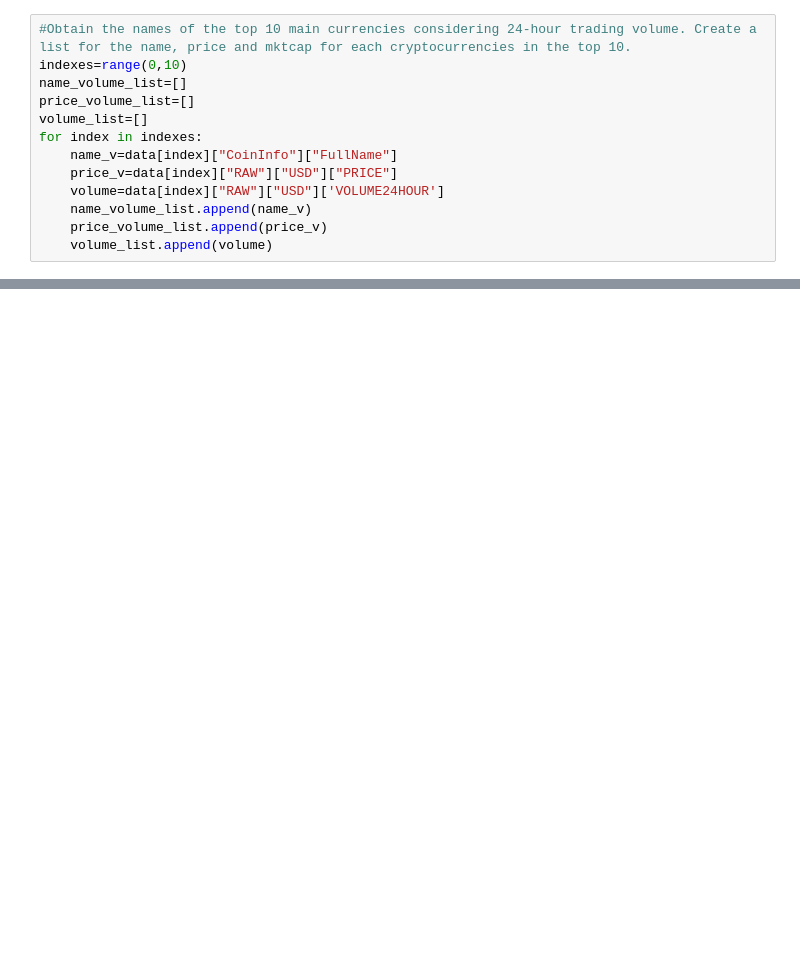
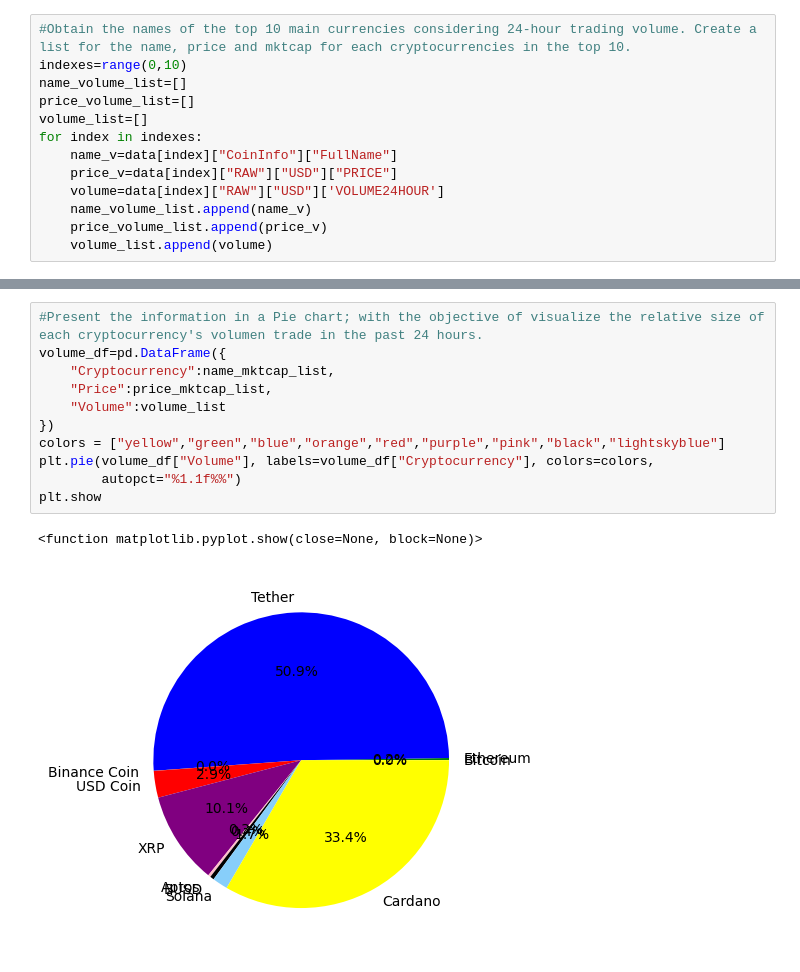
Before and after one commit to JosefinadeSolminihac/project_1, a Jupyter notebook: cryptocompare_jds.ipynb, the cells around one changed output, grey strips where cells are left out. Saved outputs shown, nothing was run; the diff lists cells and outputs as text; blank space fills up the shorter version.

Commit message:
Added format to the tables and visualization for top volume.

```diff
--- a/cryptocompare_jds.ipynb
+++ b/cryptocompare_jds.ipynb
@@ -86,0 +111,14 @@ volume_df
+# %%
+#Present the information in a Pie chart; with the objective of visualize the relative size of each cryptocurrency's volumen trade in the past 24 hours.
+volume_df=pd.DataFrame({
+    "Cryptocurrency":name_mktcap_list,
+    "Price":price_mktcap_list,
+    "Volume":volume_list
+})
+colors = ["yellow","green","blue","orange","red","purple","pink","black","lightskyblue"]
+plt.pie(volume_df["Volume"], labels=volume_df["Cryptocurrency"], colors=colors,
+        autopct="%1.1f%%")
+plt.show
+# %% [output]
+<function matplotlib.pyplot.show(close=None, block=None)>
+[figure, added]
```
Also changed, not shown: parts of 8 cells of this notebook.
